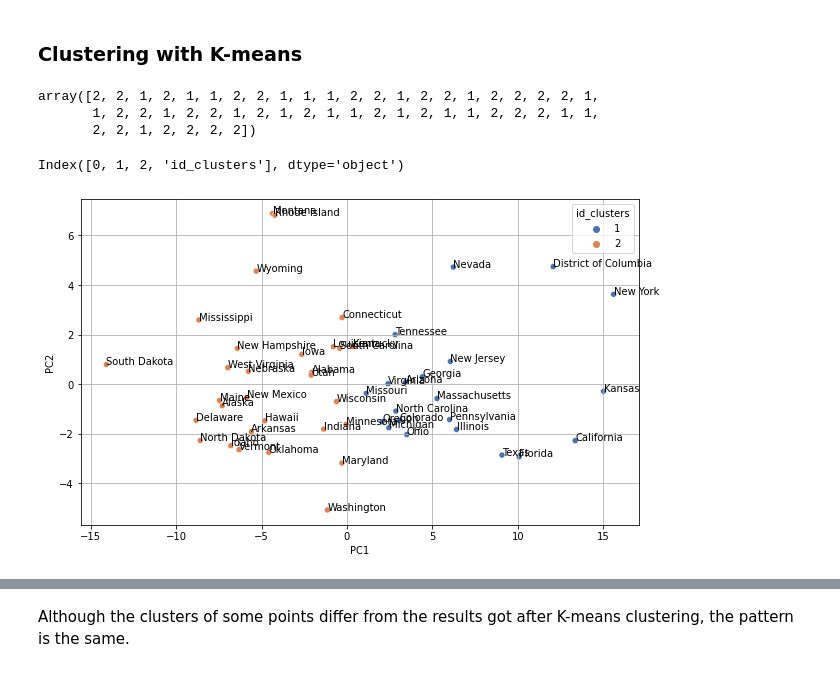
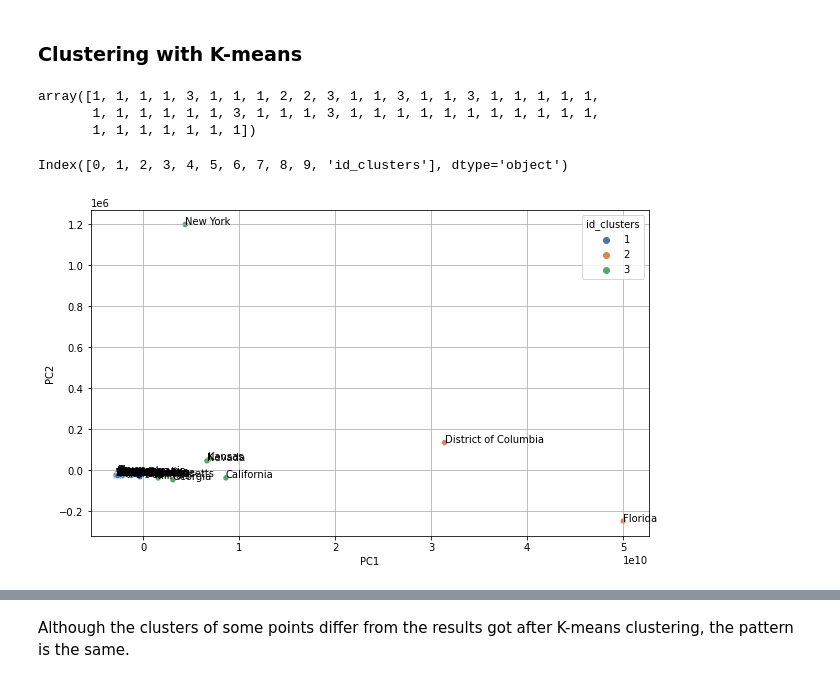
Before and after one commit to IZerab/DDS_project, a Jupyter notebook: Tweets clustering-STATES_MINED.ipynb, the cells around one changed output, grey strips where cells are left out. Cells and saved outputs as stored; diff of their text form; code cells hidden in the pictures.

```diff
--- a/Tweets clustering-STATES_MINED.ipynb
+++ b/Tweets clustering-STATES_MINED.ipynb
@@ -159,18 +141,3 @@ Two features 'likes' and 'retweet_count' are highly correlated, so we can exclud
 Both features have almost the same correlation with other features, so it doesn't metter which one to exclude (it should not influence the results of clustering somehow). As 'retweet_count' has worse distribution than 'likes', it was decided to exclude 'retweet_count'.
 # %%
 #states_mined.drop(['retweet_count'], axis=1, inplace=True)
-# %%
-# lets try to to get at least a little bit better distribution
-columns = states_mined.columns
-
-for col in columns:
-    states_mined[col] = np.log(1 + states_mined[col])
-# %%
-plt.figure(figsize=(20,35))
-for i, col in enumerate(states_mined.columns):
-    if states_mined[col].dtype != 'object':
-        ax = plt.subplot(9, 2, i+1)
-        sns.kdeplot(states_mined[col], ax=ax)
-        plt.xlabel(col)
-
-plt.show()
@@ -229,7 +193,7 @@ True
 
 from sklearn.decomposition import PCA
 
-pca = PCA(n_components=0.95)
+pca = PCA(n_components=10)
 states_mined_pca = pca.fit_transform(states_mined)
 # %%
 states_mined_pca = np.matrix(states_mined_pca)
@@ -335,35 +320,35 @@ From hierarchical clustering we also see that the best number of clusters is equ
 ### Clustering with K-means
 # %%
 # build clustering using the KMeans method
-km = KMeans(n_clusters = 2).fit(states_mined_pca)
+km = KMeans(n_clusters = 3).fit(states_mined_pca)
 # %%
 # display the resulting distribution by clusters
 # also the number of the cluster to which the string belongs
 clustersKmean = km.labels_ + 1
 clustersKmean
 # %% [output]
-array([2, 2, 1, 2, 1, 1, 2, 2, 1, 1, 1, 2, 2, 1, 2, 2, 1, 2, 2, 2, 2, 1,
-       1, 2, 2, 1, 2, 2, 1, 2, 1, 2, 1, 1, 2, 1, 2, 1, 1, 2, 2, 2, 1, 1,
-       2, 2, 1, 2, 2, 2, 2])
+array([1, 1, 1, 1, 3, 1, 1, 1, 2, 2, 3, 1, 1, 3, 1, 1, 3, 1, 1, 1, 1, 1,
+       1, 1, 1, 1, 1, 1, 3, 1, 1, 1, 3, 1, 1, 1, 1, 1, 1, 1, 1, 1, 1, 1,
+       1, 1, 1, 1, 1, 1, 1])
 # %%
 len(km.labels_)
 states_mined_pca['id_clusters'] = np.array(km.labels_ +1)
 states_mined_pca.columns
 # %% [output]
-Index([0, 1, 2, 'id_clusters'], dtype='object')
+Index([0, 1, 2, 3, 4, 5, 6, 7, 8, 9, 'id_clusters'], dtype='object')
 # %%
 #Lets visialize the clusters
 states_mined['cluster_id'] = km.labels_ + 1
-for col in columns:
-    states_mined[col] = np.exp(states_mined[col])
+#for col in states_mined.columns:
+   # states_mined[col] = np.exp(-states_mined[col])
 
 plt.figure(figsize=(10,6))
 sns.scatterplot(data=states_mined_pca, x = 0, y = 1, hue ='id_clusters', palette = 'deep')
 plt.xlabel('PC1')
 plt.ylabel('PC2')
 for i in range(len(state_names)):
     plt.text(states_mined_pca.loc[i,0], states_mined_pca.loc[i,1], s = state_names[i])
 plt.grid()
 plt.show()
 # %% [output]
-[figure, old version]
+[figure, new version]
```
Also changed, not shown: parts of 55 cells of this notebook.
